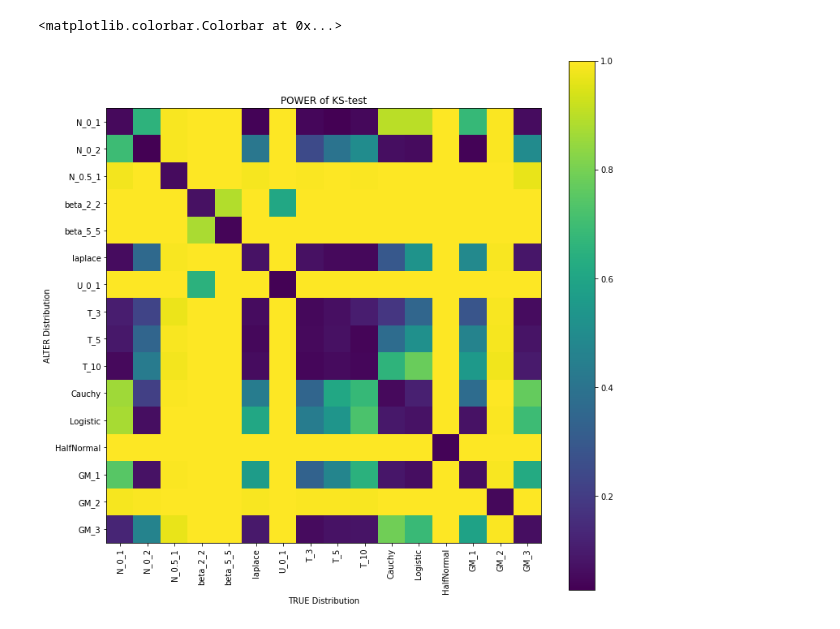
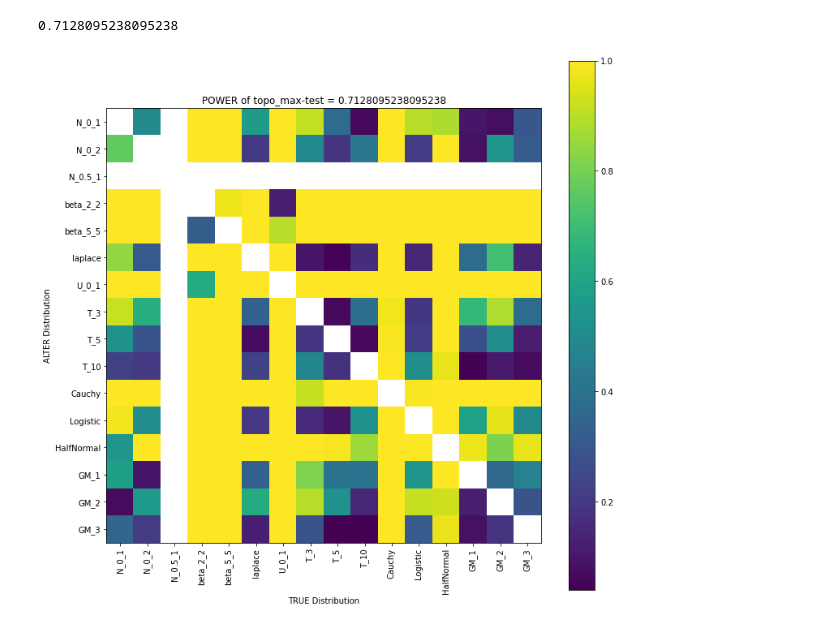
Before and after one commit to RafalTopolnicki/TopoTests, a Jupyter notebook: notebooks/plot_AllDistr1D.ipynb, the cells around one changed output. Cells and saved outputs as stored; diff of their text form; code cells hidden in the pictures.

Commit message:
plotting reults for 1d and 2d

```diff
--- a/notebooks/plot_AllDistr1D.ipynb
+++ b/notebooks/plot_AllDistr1D.ipynb
@@ -20,15 +50,5 @@ for id_td, td in enumerate(true_distrib):
-# %%
-plt.rcParams['figure.figsize'] = [12, 12]
-fig, ax = plt.subplots(1,1)
-im = ax.imshow(1-values)
-ax.set_xticks(range(len(true_distrib)))
-ax.set_xticklabels(true_distrib, rotation = 90)
-ax.set_yticks(range(len(alter_distrib)))
-ax.set_yticklabels(alter_distrib)
-ax.set_xlabel('TRUE Distribution')
-ax.set_ylabel('ALTER Distribution')
-ax.set_title('POWER of KS-test')
-fig.colorbar(im)
-# %% [output]
-<matplotlib.colorbar.Colorbar at 0x...>
-[figure, removed]
+# %%
+plot_power_matrix('topo_max', exclude=['N_0.5_1'])
+# %% [output]
+0.7128095238095238
+[figure, added]
```
Also changed, not shown: parts of 5 cells of this notebook, 3 other files.
